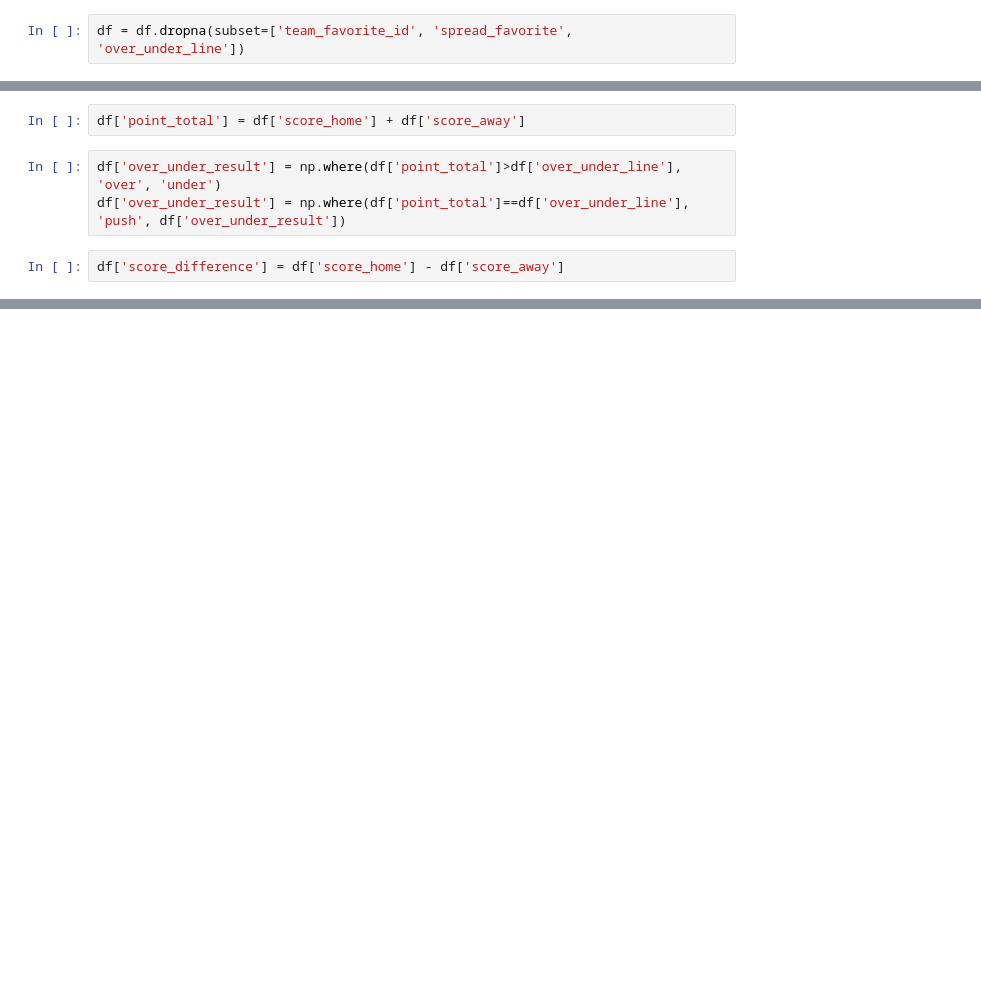
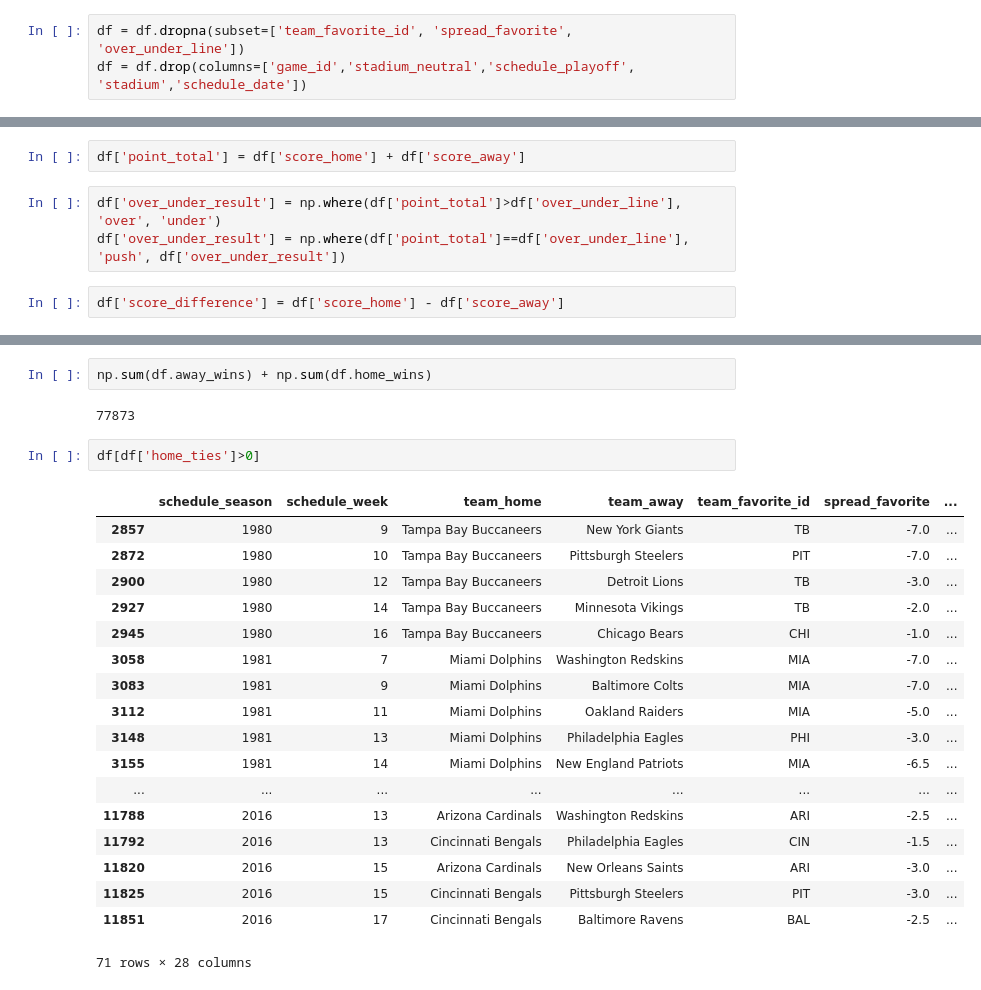
Before and after one commit to slieb74/NFL-Betting-Data, a Jupyter notebook: nfl_betting_data.ipynb, the cells around one changed output, grey strips where cells are left out. Saved outputs shown, nothing was run; the diff lists cells and outputs as text; blank space fills up the shorter version.

```diff
--- a/nfl_betting_data.ipynb
+++ b/nfl_betting_data.ipynb
@@ -28,4 +30,5 @@ score_difference                int64
 dtype: object
 # %%
 df = df.dropna(subset=['team_favorite_id', 'spread_favorite', 'over_under_line'])
+df = df.drop(columns=['game_id','stadium_neutral','schedule_playoff', 'stadium','schedule_date'])
 # %%
@@ -192,0 +210,25 @@ df['favorite_covered'] = np.where((np.abs(df.score_difference) == np.abs(df.spre
+# %%
+np.sum(df.away_wins) + np.sum(df.home_wins)
+# %% [output]
+77873
+# %%
+df[df['home_ties']>0]
+# %% [output]
+|  | schedule_season | schedule_week | team_home | team_away | team_favorite_id | spread_favorite | ... |
+| 2857 | 1980 | 9 | Tampa Bay Buccaneers | New York Giants | TB | -7.0 | ... |
+| 2872 | 1980 | 10 | Tampa Bay Buccaneers | Pittsburgh Steelers | PIT | -7.0 | ... |
+| 2900 | 1980 | 12 | Tampa Bay Buccaneers | Detroit Lions | TB | -3.0 | ... |
+| 2927 | 1980 | 14 | Tampa Bay Buccaneers | Minnesota Vikings | TB | -2.0 | ... |
+| 2945 | 1980 | 16 | Tampa Bay Buccaneers | Chicago Bears | CHI | -1.0 | ... |
+| 3058 | 1981 | 7 | Miami Dolphins | Washington Redskins | MIA | -7.0 | ... |
+| 3083 | 1981 | 9 | Miami Dolphins | Baltimore Colts | MIA | -7.0 | ... |
+| 3112 | 1981 | 11 | Miami Dolphins | Oakland Raiders | MIA | -5.0 | ... |
+| 3148 | 1981 | 13 | Miami Dolphins | Philadelphia Eagles | PHI | -3.0 | ... |
+| 3155 | 1981 | 14 | Miami Dolphins | New England Patriots | MIA | -6.5 | ... |
+| ... | ... | ... | ... | ... | ... | ... | ... |
+| 11788 | 2016 | 13 | Arizona Cardinals | Washington Redskins | ARI | -2.5 | ... |
+| 11792 | 2016 | 13 | Cincinnati Bengals | Philadelphia Eagles | CIN | -1.5 | ... |
+| 11820 | 2016 | 15 | Arizona Cardinals | New Orleans Saints | ARI | -3.0 | ... |
+| 11825 | 2016 | 15 | Cincinnati Bengals | Pittsburgh Steelers | PIT | -3.0 | ... |
+| 11851 | 2016 | 17 | Cincinnati Bengals | Baltimore Ravens | BAL | -2.5 | ... |
+71 rows × 28 columns
```
Also changed, not shown: parts of 26 cells of this notebook.
